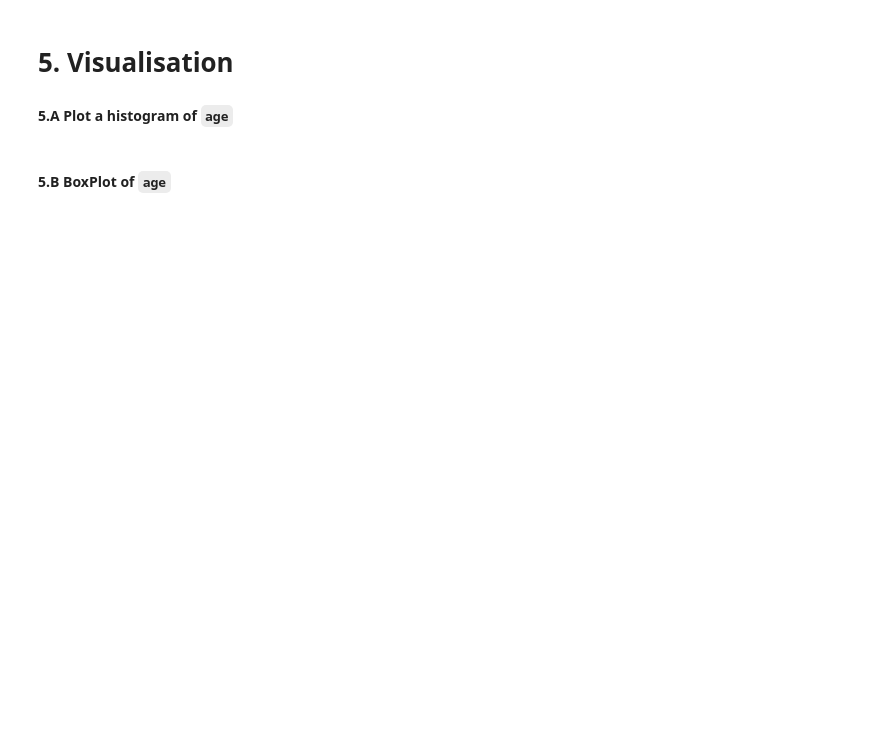
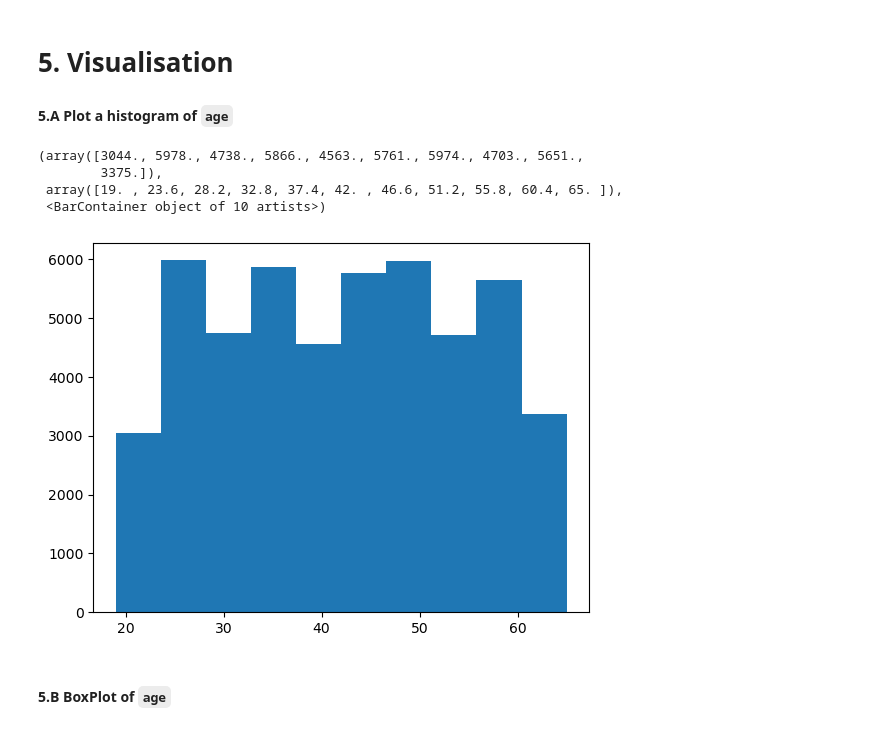
Before and after one commit to wilfridilustre/IOD, a Jupyter notebook: Mod 1/Labs 1/IOD_Lab-1.2.2 Pandas.ipynb, the cells around one changed output. Saved outputs shown, nothing was run; the diff lists cells and outputs as text; code cells hidden in the pictures; blank space fills up the shorter version.

```diff
--- a/Mod 1/Labs 1/IOD_Lab-1.2.2 Pandas.ipynb
+++ b/Mod 1/Labs 1/IOD_Lab-1.2.2 Pandas.ipynb
@@ -14,4 +14,4 @@ chrome://settings/content/cookies
 
 NOTE: Make sure third party cookies are not blocked.
 # %%
-df = pd.read_csv("Employee-attrition.csv")
+df = pd.read_csv("C:\\Users\\czata\\OneDrive\\Documents\\IOD\\DATA\\Employee-attrition.csv")
@@ -149,0 +268,2 @@ Find the count, mean, std, min, max of all columns of the dataframe
+# %%
+df.set_index('EmployeeID')
@@ -183,2 +397,10 @@ Find the count, mean, std, min, max of all columns of the dataframe
+# %%
+plt.hist(df['age'])
+# %% [output]
+(array([3044., 5978., 4738., 5866., 4563., 5761., 5974., 4703., 5651.,
+        3375.]),
+ array([19. , 23.6, 28.2, 32.8, 37.4, 42. , 46.6, 51.2, 55.8, 60.4, 65. ]),
+ <BarContainer object of 10 artists>)
+[figure, added]
 # %% [markdown]
 #### 5.B BoxPlot of `age`
```
Also changed, not shown: parts of 40 cells of this notebook, 2 other files.
